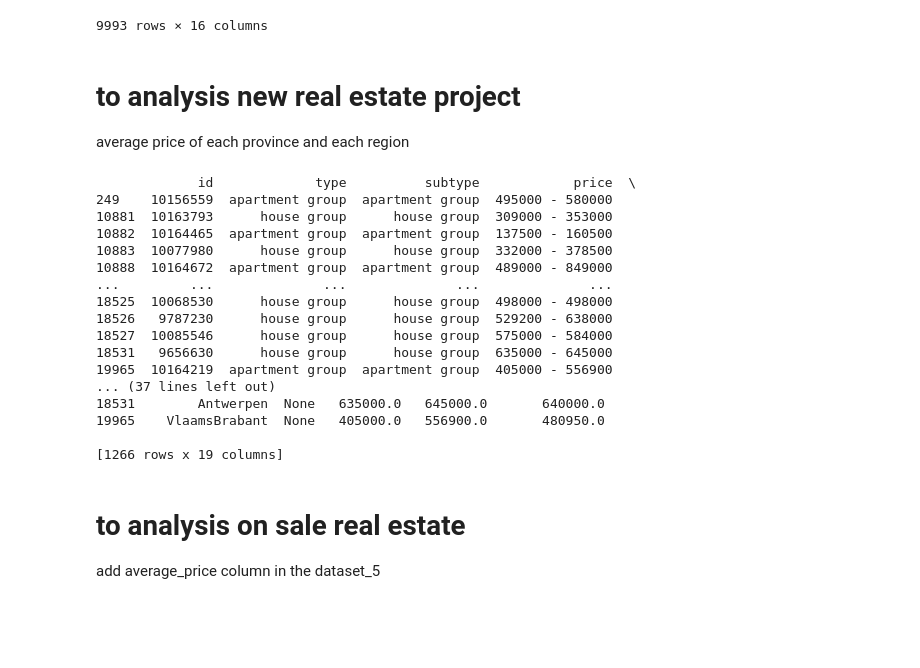
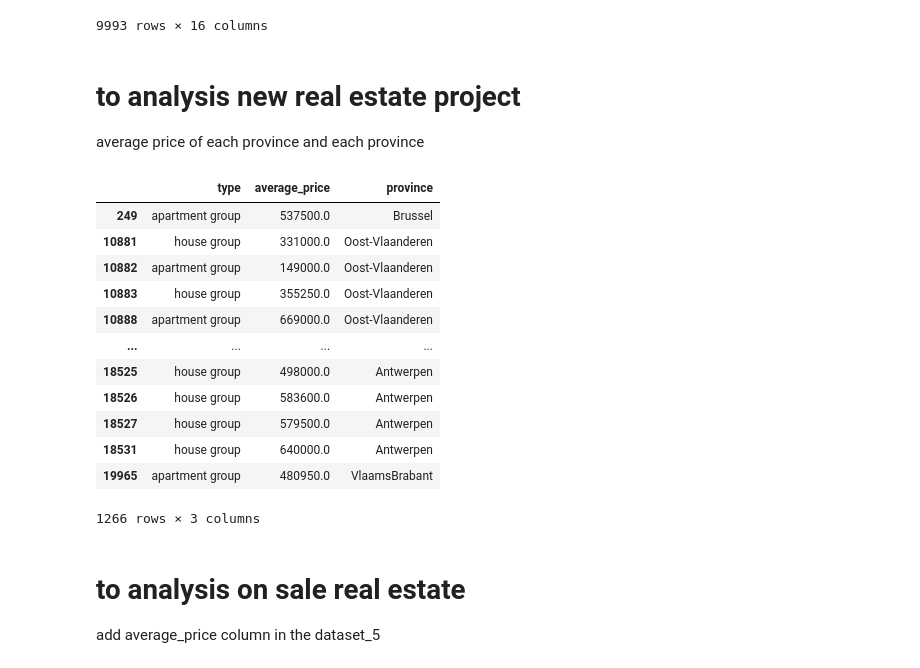
Before and after one commit to duckduckyaya/real-estate-price-prediction, a Jupyter notebook: data-acquisition/cleaning-data.ipynb, the cells around one changed output. Drawn from its saved outputs; the diff is of its cells as text; code cells hidden in the pictures; blank space fills up the shorter version.

Commit message:
each province price

```diff
--- a/data-acquisition/cleaning-data.ipynb
+++ b/data-acquisition/cleaning-data.ipynb
@@ -105,43 +105,47 @@ display(dataset_4)
 9993 rows × 16 columns
 # %% [markdown]
 # to analysis new real estate project
-average price of each province and each region
+average price of each province and each province
 # %%
 
 #filter price with only range cell
 dataset_5 = pd.DataFrame(dataset_4)
 dataset_5 = (dataset_5[dataset_5['price'].str.contains('-')])
 # convert 1 column price range with two column
 dataset_5 = dataset_5['price'].str.split('-', expand=True)
 dataset_5.columns = ['min_price', 'max_price']
 
 # change object type to float
 dataset_5 = dataset_5.astype({'min_price': 'float', 'max_price': 'float'})
 
 # get mean value of each row
 dataset_5['average_price'] = dataset_5[['min_price', 'max_price']].mean(axis=1)
 
 # combine two dataframes without duplicate
 dataset_6 = pd.concat([dataset_4, dataset_5], axis=1)
 dataset_6 = dataset_6.loc[:, ~dataset_6.columns.duplicated()].copy()
+dataset_6 = dataset_6[['type', 'average_price', 'province']]
+display(dataset_6)
+
+# get each province average price of new project
+dataset_vlaanderen = dataset_6['province'].isin(['Ooster-Vlaanderen'])
+if dataset_vlaanderen  is True:
+    mean_vlaanderen = dataset_6['average_price'].mean(axis=1)
+    display(mean_vlaanderen)
 # %% [output]
+|  | type | average_price | province |
+| 249 | apartment group | 537500.0 | Brussel |
+| 10881 | house group | 331000.0 | Oost-Vlaanderen |
+| 10882 | apartment group | 149000.0 | Oost-Vlaanderen |
+| 10883 | house group | 355250.0 | Oost-Vlaanderen |
+| 10888 | apartment group | 669000.0 | Oost-Vlaanderen |
+| ... | ... | ... | ... |
+| 18525 | house group | 498000.0 | Antwerpen |
+| 18526 | house group | 583600.0 | Antwerpen |
+| 18527 | house group | 579500.0 | Antwerpen |
+| 18531 | house group | 640000.0 | Antwerpen |
+| 19965 | apartment group | 480950.0 | VlaamsBrabant |
-             id             type          subtype            price  \
-249    10156559  apartment group  apartment group  495000 - 580000
-10881  10163793      house group      house group  309000 - 353000
-10882  10164465  apartment group  apartment group  137500 - 160500
-10883  10077980      house group      house group  332000 - 378500
-10888  10164672  apartment group  apartment group  489000 - 849000
-...         ...              ...              ...              ...
-18525  10068530      house group      house group  498000 - 498000
-18526   9787230      house group      house group  529200 - 638000
-18527  10085546      house group      house group  575000 - 584000
-18531   9656630      house group      house group  635000 - 645000
-19965  10164219  apartment group  apartment group  405000 - 556900
-... (37 lines left out)
-18531        Antwerpen  None   635000.0   645000.0       640000.0
-19965    VlaamsBrabant  None   405000.0   556900.0       480950.0
-
-[1266 rows x 19 columns]
+1266 rows × 3 columns
 # %% [markdown]
 # to analysis on sale real estate
 add average_price column in the dataset_5
```
